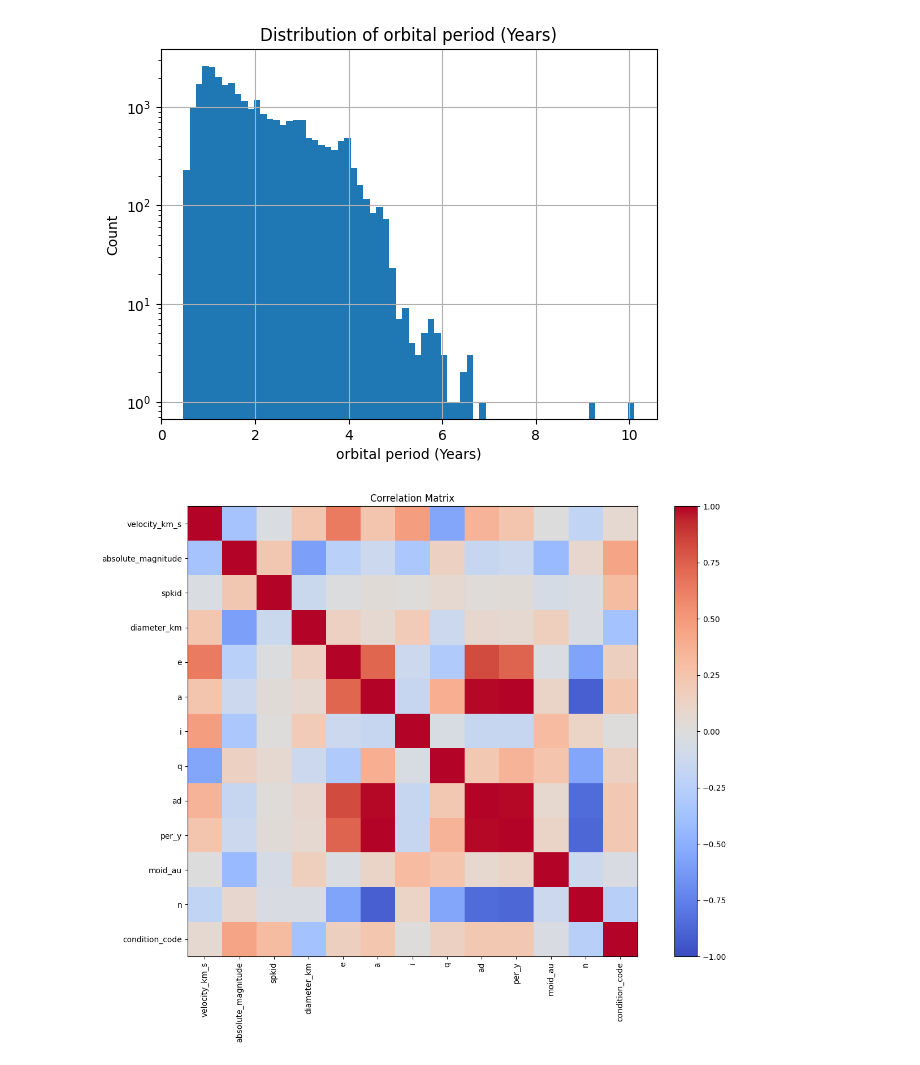
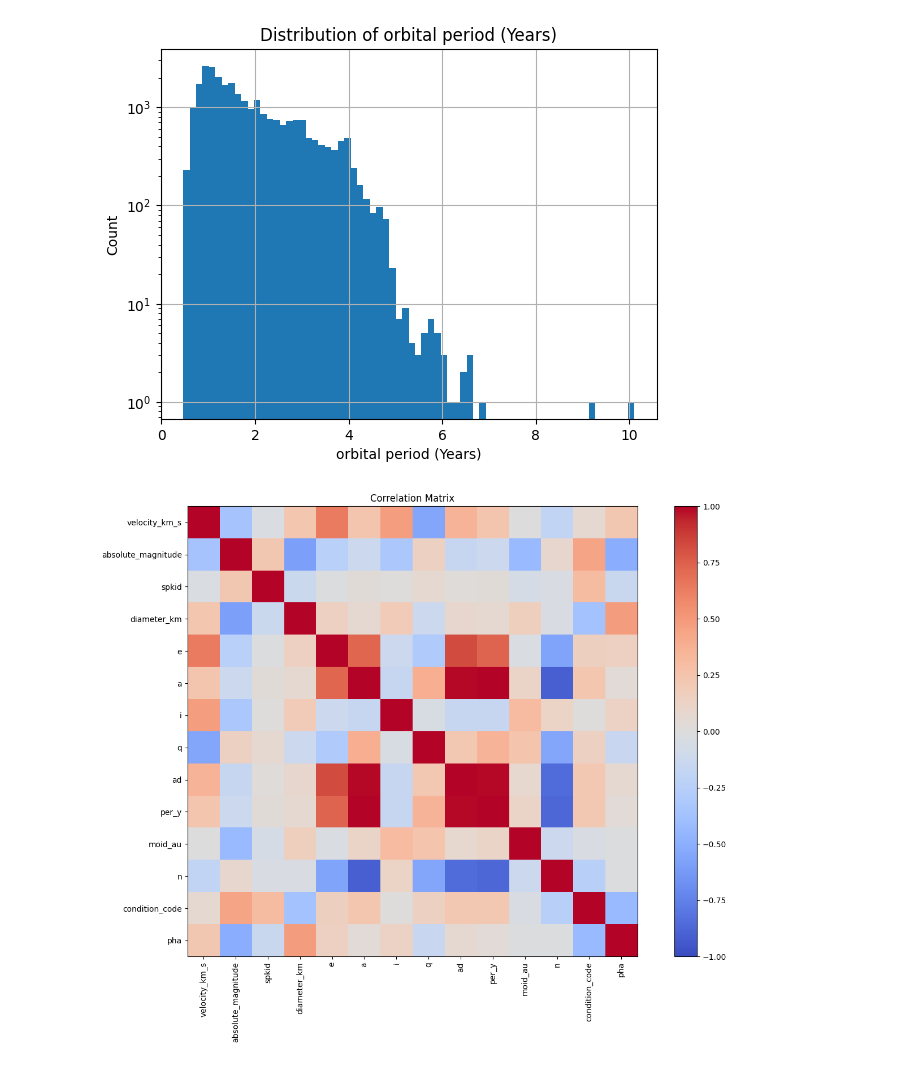
Before and after one commit to k3lly200413-2/Progetto_Nasa_Data_Intensive, a Jupyter notebook: Untitled.ipynb, the cells around one changed output. Drawn from its saved outputs; the diff is of its cells as text; code cells hidden in the pictures.

```diff
--- a/Untitled.ipynb
+++ b/Untitled.ipynb
@@ -831,21 +829,23 @@ plt.show()
 # %%
 cols_to_exclude = ['dist_km', "dist_lunar", 'moid_km', "distance_min_au",
                    "distance_max_au", "distance_au", "v_rel_kmh",
                    "velocity_infinity_km_s",
                    'moid_lunar_distances', 'diameter_m', 'per']
 
 corr = merged.drop(columns=cols_to_exclude).select_dtypes(include='number').copy()
+corr['pha'] = merged['pha'].astype(int)
+corr = corr.corr()
 
 plt.figure(figsize=(14, 10))
 plt.imshow(corr, cmap='coolwarm', vmin=-1, vmax=1)
 plt.colorbar()
 plt.xticks(range(len(corr.columns)), corr.columns, rotation=90)
 plt.yticks(range(len(corr.columns)), corr.columns)
 plt.title('Correlation Matrix')
 plt.tight_layout()
 plt.show()
 # %% [output]
-[figure, old version]
+[figure, new version]
 # %%
 corr['pha'].sort_values(ascending=False)
 # %% [output]
```
Also changed, not shown: parts of 4 cells of this notebook.
